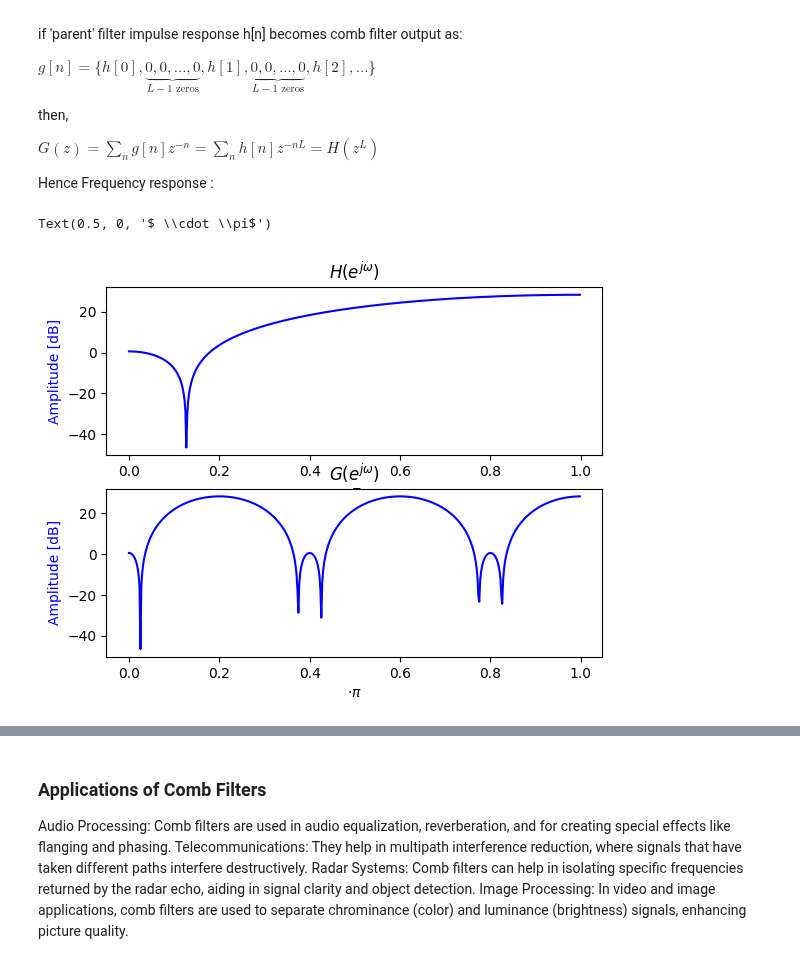
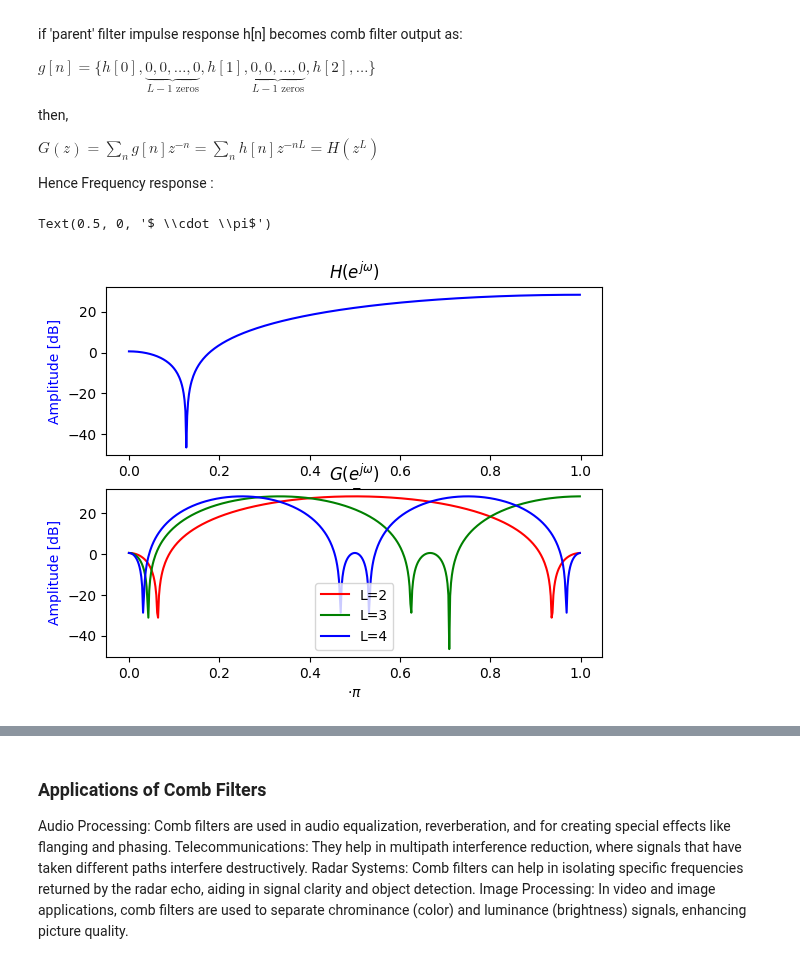
Before and after one commit to zharfanw/zhongshan_dsp_python, a Jupyter notebook: 12_FilterTypesAndStructures.ipynb, the cells around one changed output, grey strips where cells are left out. Saved outputs shown, nothing was run; the diff lists cells and outputs as text; code cells hidden in the pictures.

```diff
--- a/12_FilterTypesAndStructures.ipynb
+++ b/12_FilterTypesAndStructures.ipynb
@@ -36,35 +36,40 @@ import matplotlib.pyplot as plt
 # Define the impulse response h[n]
 h_1 = [6.761, -12.456, 6.761]
 
 w, h_ejw = signal.freqz(h_1)
 w_label = w/np.pi
 
 h_comb = [6.761,0, -12.456,0, 6.761]
-h_comb = [6.761,0,0, -12.456,0,0, 6.761]
-h_comb = [6.761,0,0,0, -12.456,0,0,0, 6.761]
-h_comb = [6.761,0,0,0,0, -12.456,0,0,0,0, 6.761]
+h_comb_2 = [6.761,0,0, -12.456,0,0, 6.761]
+h_comb_3 = [6.761,0,0,0, -12.456,0,0,0, 6.761]
+# h_comb_4 = [6.761,0,0,0,0, -12.456,0,0,0,0, 6.761]
 
 w, g_ejw  = signal.freqz(h_comb)
+w, g_ejw_2  = signal.freqz(h_comb_2)
+w, g_ejw_3  = signal.freqz(h_comb_3)
 
 fig, axs = plt.subplots(2,1)
 axs[0].set_title('$H(e^{j\omega})$')
 axs[0].plot(w_label, 20 * np.log10(abs(h_ejw)), 'b')
 axs[0].set_ylabel('Amplitude [dB]', color='b')
 axs[0].set_xlabel('$ \cdot \pi$')
 
 axs[1].set_title('$G(e^{j\omega})$')
-axs[1].plot(w_label, 20 * np.log10(abs(g_ejw)), 'b')
+axs[1].plot(w_label, 20 * np.log10(abs(g_ejw)), 'r',label="L=2")
+axs[1].plot(w_label, 20 * np.log10(abs(g_ejw_2)), 'g',label="L=3")
+axs[1].plot(w_label, 20 * np.log10(abs(g_ejw_3)), 'b',label="L=4")
+axs[1].legend()
 axs[1].set_ylabel('Amplitude [dB]', color='b')
 axs[1].set_xlabel('$ \cdot \pi$')
 
 
 # ax2 = ax1.twinx()
 # angles = np.unwrap(np.angle(h))
 # ax2.plot(w_label, angles, 'g')
 # ax2.set_ylabel('Angle (radians)', color='g')
 # ax2.grid(True)
 # ax2.axis('tight')
 # plt.show()
 # %% [output]
 Text(0.5, 0, '$ \\cdot \\pi$')
-[figure, old version]
+[figure, new version]
```
Also changed, not shown: parts of 1 cell of this notebook.
